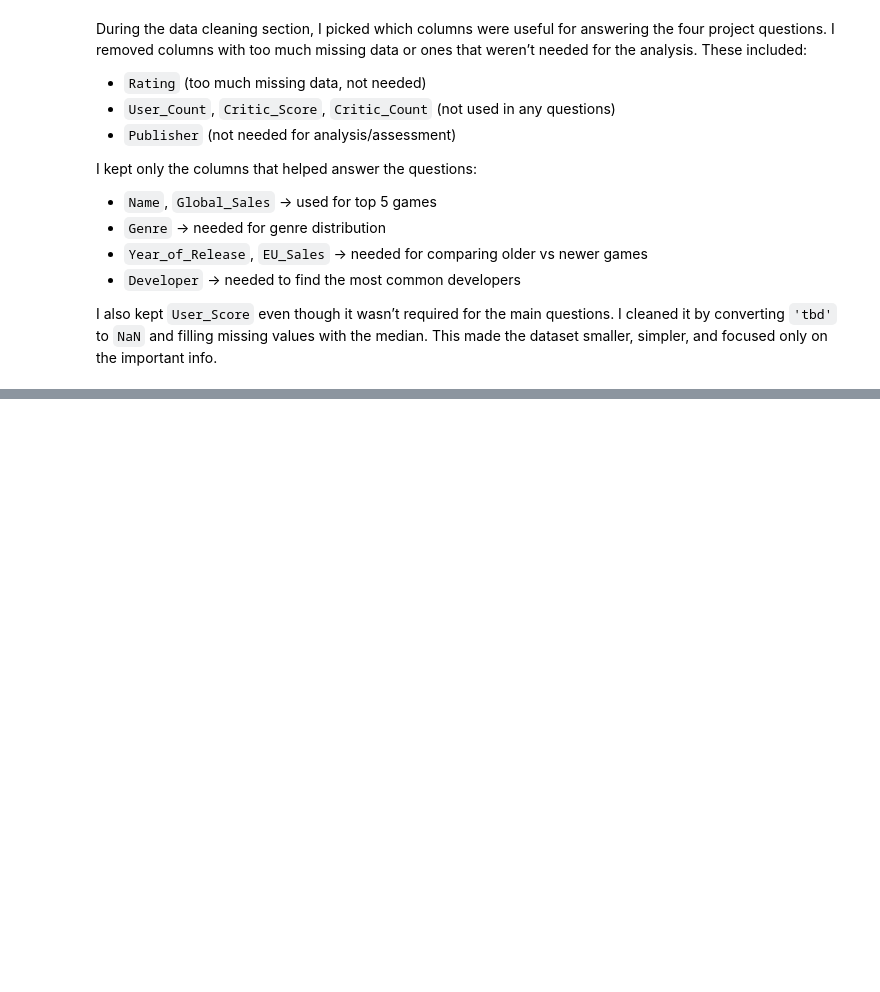
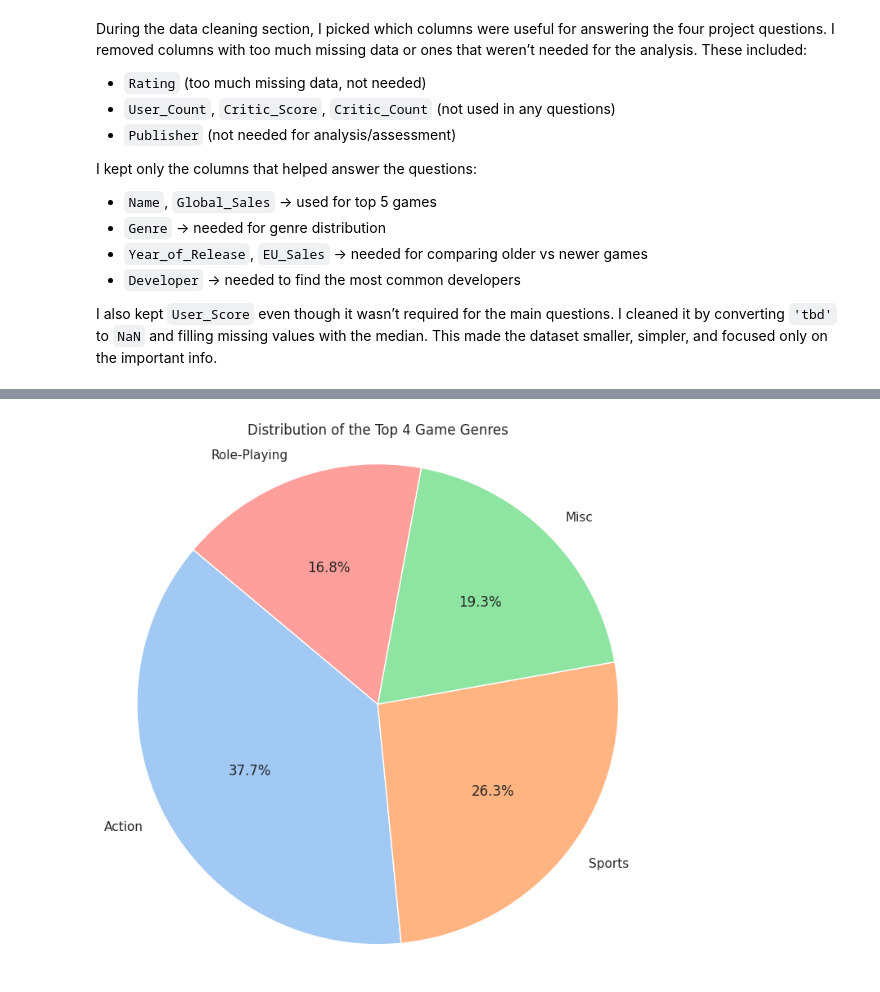
Before and after one commit to eleanorbucke21/ca1_DATA_VISUALISATION, a Jupyter notebook: DataVisualisationCA.ipynb, the cells around one changed output, grey strips where cells are left out. Saved outputs shown, nothing was run; the diff lists cells and outputs as text; code cells hidden in the pictures; blank space fills up the shorter version.

```diff
--- a/DataVisualisationCA.ipynb
+++ b/DataVisualisationCA.ipynb
@@ -839,0 +895,13 @@ This made the dataset smaller, simpler, and focused only on the important info.
+# %%
+# Get the top 4 genres by count
+top_genres = vgsales_clean['Genre'].value_counts().nlargest(4)
+
+# Plot a pie chart
+plt.figure(figsize=(7, 7))
+plt.pie(top_genres.values, labels=top_genres.index, autopct='%1.1f%%', startangle=140, colors=sns.color_palette('pastel'))
+plt.title('Distribution of the Top 4 Game Genres')
+plt.axis('equal')  # Ensures pie is a circle
+plt.tight_layout()
+plt.show()
+# %% [output]
+[figure, added]
```
Also changed, not shown: parts of 11 cells of this notebook.
